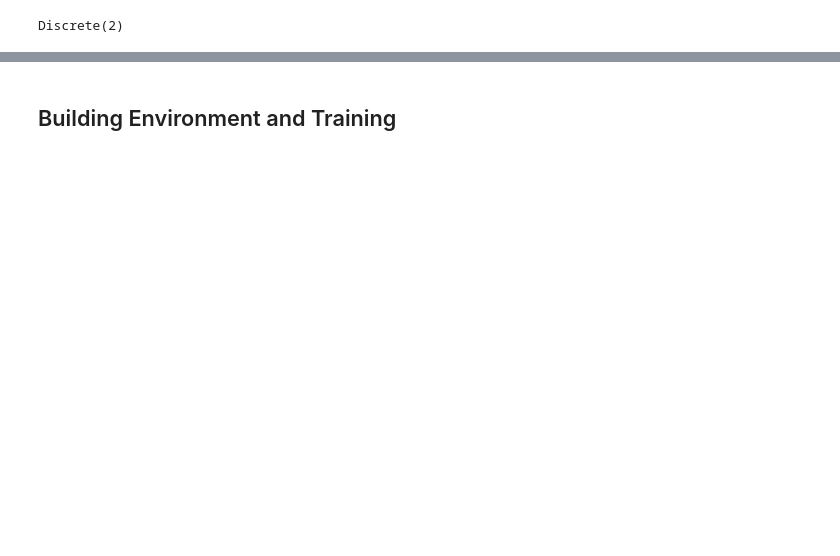
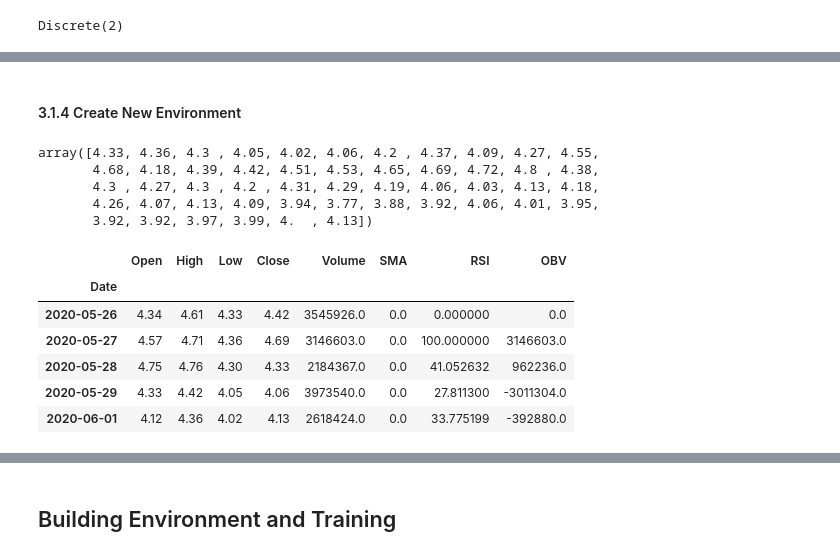
Before and after one commit to sumit-mandal/Reinforcement-Learning-Project, a Jupyter notebook: StockTrading/GEstocksTrader.ipynb, the cells around one changed output, grey strips where cells are left out. Drawn from its saved outputs; the diff is of its cells as text; code cells hidden in the pictures; blank space fills up the shorter version.

```diff
--- a/StockTrading/GEstocksTrader.ipynb
+++ b/StockTrading/GEstocksTrader.ipynb
@@ -139,0 +163,6 @@ Discrete(2)
+# %%
+print(df.dtypes)
+#inintially volume is object/string changing it to float
+df['Volume'] = df['Volume'].apply(lambda x: float(x.replace(",","")))
+
+# (x.replace",","") stripping/removing all the commas
@@ -139,0 +178,6 @@ Discrete(2)
+# %%
+df['SMA'] = TA.SMA(df,12) #we want 12 period simple movimg average
+df['RSI'] = TA.RSI(df) #relative strength index
+df['OBV'] = TA.OBV(df) #on balance volume inndicator
+
+df.fillna(0,inplace=True) #removing NAN with 0
@@ -139,0 +204,2 @@ Discrete(2)
+# %% [markdown]
+#### 3.1.4 Create New Environment
@@ -139,0 +219,18 @@ Discrete(2)
+# %%
+env2.prices
+# %% [output]
+array([4.33, 4.36, 4.3 , 4.05, 4.02, 4.06, 4.2 , 4.37, 4.09, 4.27, 4.55,
+       4.68, 4.18, 4.39, 4.42, 4.51, 4.53, 4.65, 4.69, 4.72, 4.8 , 4.38,
+       4.3 , 4.27, 4.3 , 4.2 , 4.31, 4.29, 4.19, 4.06, 4.03, 4.13, 4.18,
+       4.26, 4.07, 4.13, 4.09, 3.94, 3.77, 3.88, 3.92, 4.06, 4.01, 3.95,
+       3.92, 3.92, 3.97, 3.99, 4.  , 4.13])
+# %%
+df.head()
+# %% [output]
+|  | Open | High | Low | Close | Volume | SMA | RSI | OBV |
+| Date |  |  |  |  |  |  |  |  |
+| 2020-05-26 | 4.34 | 4.61 | 4.33 | 4.42 | 3545926.0 | 0.0 | 0.000000 | 0.0 |
+| 2020-05-27 | 4.57 | 4.71 | 4.36 | 4.69 | 3146603.0 | 0.0 | 100.000000 | 3146603.0 |
+| 2020-05-28 | 4.75 | 4.76 | 4.30 | 4.33 | 2184367.0 | 0.0 | 41.052632 | 962236.0 |
+| 2020-05-29 | 4.33 | 4.42 | 4.05 | 4.06 | 3973540.0 | 0.0 | 27.811300 | -3011304.0 |
+| 2020-06-01 | 4.12 | 4.36 | 4.02 | 4.13 | 2618424.0 | 0.0 | 33.775199 | -392880.0 |
```
Also changed, not shown: parts of 21 cells of this notebook.
